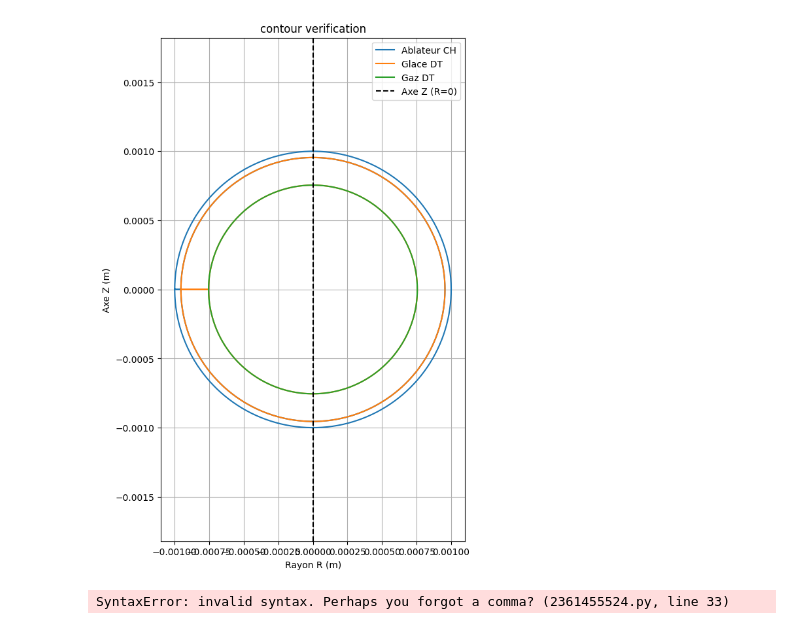
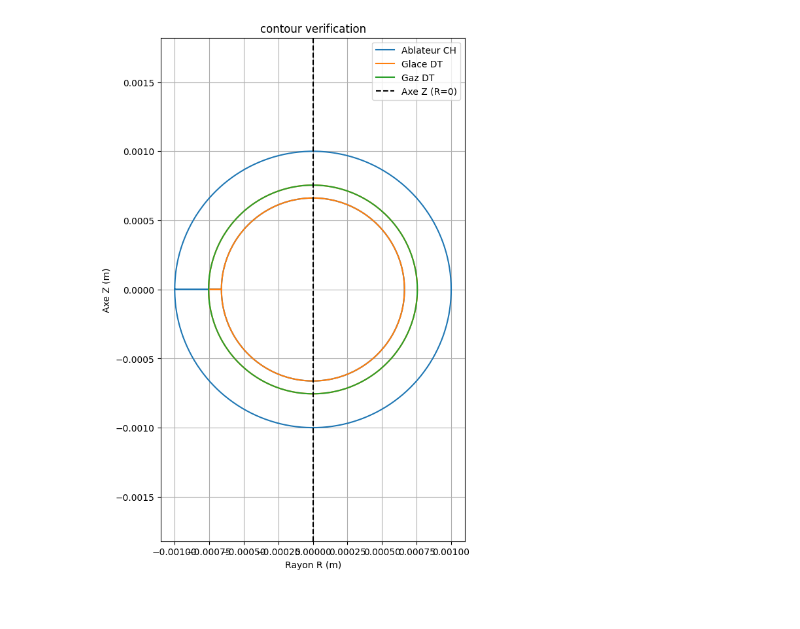
Before and after one commit to clarajdr/Omega60-DD-ICF-simulation, a Jupyter notebook: ArwenInputCreator.ipynb, the cells around one changed output. Saved outputs shown, nothing was run; the diff lists cells and outputs as text; code cells hidden in the pictures.

```diff
--- a/ArwenInputCreator.ipynb
+++ b/ArwenInputCreator.ipynb
@@ -300,36 +300,36 @@ ambient = {
 # %%
 import matplotlib.pyplot as plt
 
 
 N_points = 500
 
 # Génération des contours avec tes nouvelles fonctions
-shell = targetcontour.generate_shell(0.001, 0.000955, N_points)
-ice = targetcontour.generate_shell(0.000955, 0.000755, N_points)
+shell = targetcontour.generate_shell(0.001, 0.000662, N_points)
+ice = targetcontour.generate_shell(0.000662, 0.000755, N_points)
 gas = targetcontour.generate_sphere(0.000755, N_points)
 
 # Tracé du graphique
 plt.figure(figsize=(6, 10))
 plt.plot(shell['R'], shell['Z'], label="Ablateur CH")
 plt.plot(ice['R'], ice['Z'], label="Glace DT")
 plt.plot(gas['R'], gas['Z'], label="Gaz DT")
 
 plt.axvline(x=0, color='black', linestyle='--', label='Axe Z (R=0)')
 plt.xlabel('Rayon R (m)')
 plt.ylabel('Axe Z (m)')
 plt.title('contour verification')
 plt.legend()
 plt.axis('equal') # Indispensable pour conserver les proportions physiques
 plt.grid(True)
 plt.show()
 # %% [output]
-[figure, old version]
+[figure, new version]
 # %%
 param = {
     "max_step": 50000,          # Maximum number of iterations
     "stop_time": 2e-8,        # Final simulation time
     "target_radius": 0.001,     # Rt = 1 mm (Ablator outer radius)
-    "ray_file_path": "rays_init_mathod_B.txt", # The generated 4-column file
+    "ray_file_path": "rays_init_mathod_A.txt", # The generated 4-column file
 
     # --- DATA EXTRACTED FROM THE OMEGA 60 PAPER ---
     "laser_wavelength": 3.51e-07,     # 351 nm (UV)
@@ -376,13 +376,11 @@ param = {
     8.8464837e-01, 8.2867955e-01, 7.9085379e-01, 6.5162311e-01, 5.8805022e-01,
     4.8360995e-01, 3.8218620e-01, 3.1859449e-01, 2.1717075e-01, 7.9423221e-02,
     4.9163867e-02, 2.3454399e-02, 9.8612233e-03, 6.8886314e-03
-]
+],
 
     'regions': [ reg_shell, reg_dt_ice, reg_dt_gas, ],
     'ambient': ambient,
 }
-# %% [output]
-SyntaxError: invalid syntax. Perhaps you forgot a comma? (2361455524.py, line 33)
 # %%
 inp = create_input(param)
 # %%
```
Also changed, not shown: parts of 3 cells of this notebook, 3 other files.
